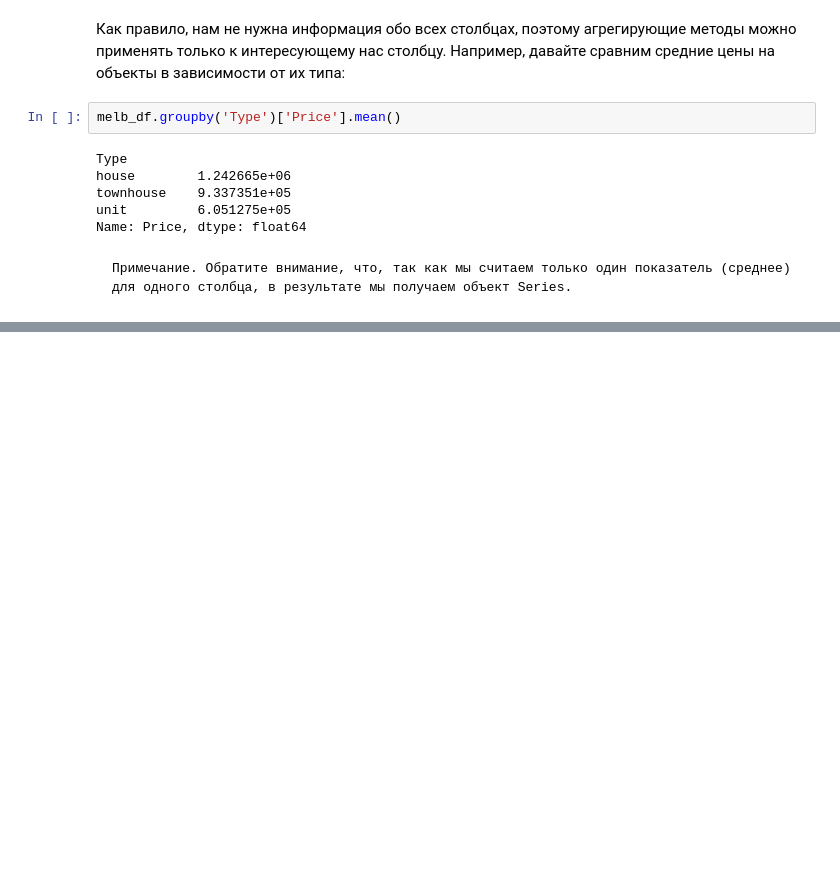
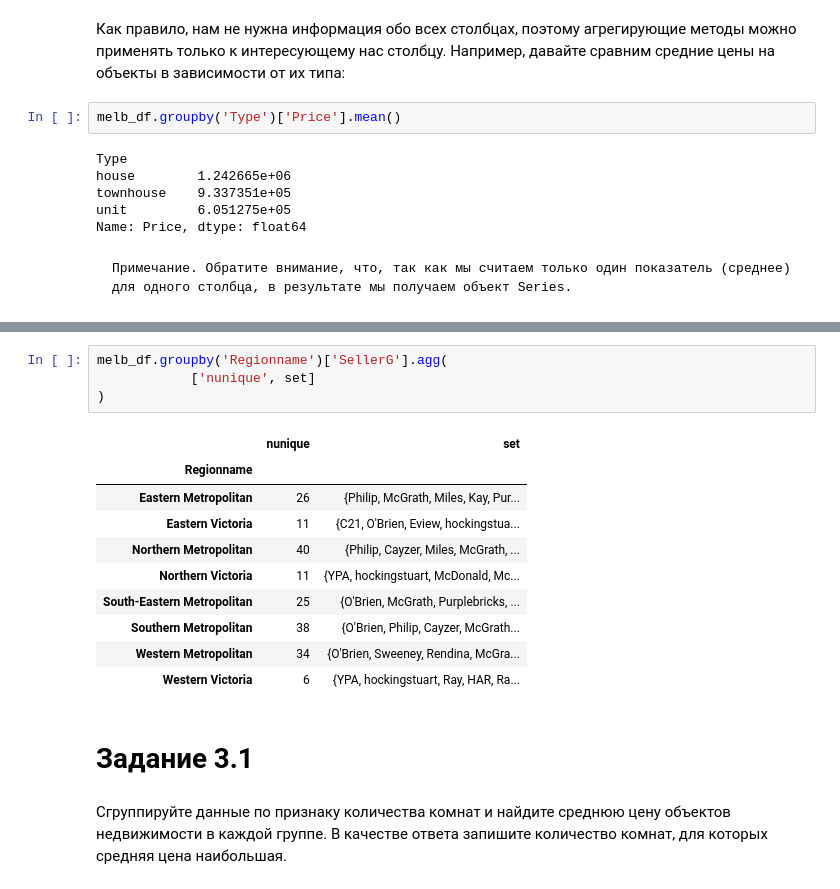
Before and after one commit to pavelsensey/sf_data_science, a Jupyter notebook: Блок 1. Знакомство с данными. Python для анализа данных/PYTHON-12. Продвинутые методы работы с данными в Pandas/3. Группировка данных в DataFrame.ipynb, the cells around one changed output, grey strips where cells are left out. Cells and saved outputs as stored; diff of their text form; blank space fills up the shorter version.

```diff
--- a/Блок 1. Знакомство с данными. Python для анализа данных/PYTHON-12. Продвинутые методы работы с данными в Pandas/3. Группировка данных в DataFrame.ipynb
+++ b/Блок 1. Знакомство с данными. Python для анализа данных/PYTHON-12. Продвинутые методы работы с данными в Pandas/3. Группировка данных в DataFrame.ipynb
@@ -61,0 +135,19 @@ Name: Price, dtype: float64
+# %%
+melb_df.groupby('Regionname')['SellerG'].agg(
+    		['nunique', set]
+)
+# %% [output]
+|  | nunique | set |
+| Regionname |  |  |
+| Eastern Metropolitan | 26 | {Philip, McGrath, Miles, Kay, Pur... |
+| Eastern Victoria | 11 | {C21, O'Brien, Eview, hockingstua... |
+| Northern Metropolitan | 40 | {Philip, Cayzer, Miles, McGrath, ... |
+| Northern Victoria | 11 | {YPA, hockingstuart, McDonald, Mc... |
+| South-Eastern Metropolitan | 25 | {O'Brien, McGrath, Purplebricks, ... |
+| Southern Metropolitan | 38 | {O'Brien, Philip, Cayzer, McGrath... |
+| Western Metropolitan | 34 | {O'Brien, Sweeney, Rendina, McGra... |
+| Western Victoria | 6 | {YPA, hockingstuart, Ray, HAR, Ra... |
+# %% [markdown]
+# Задание 3.1
+# %% [markdown]
+Сгруппируйте данные по признаку количества комнат и найдите среднюю цену объектов недвижимости в каждой группе. В качестве ответа запишите количество комнат, для которых средняя цена наибольшая.
```
Also changed, not shown: parts of 10 cells of this notebook, 1 other file.
